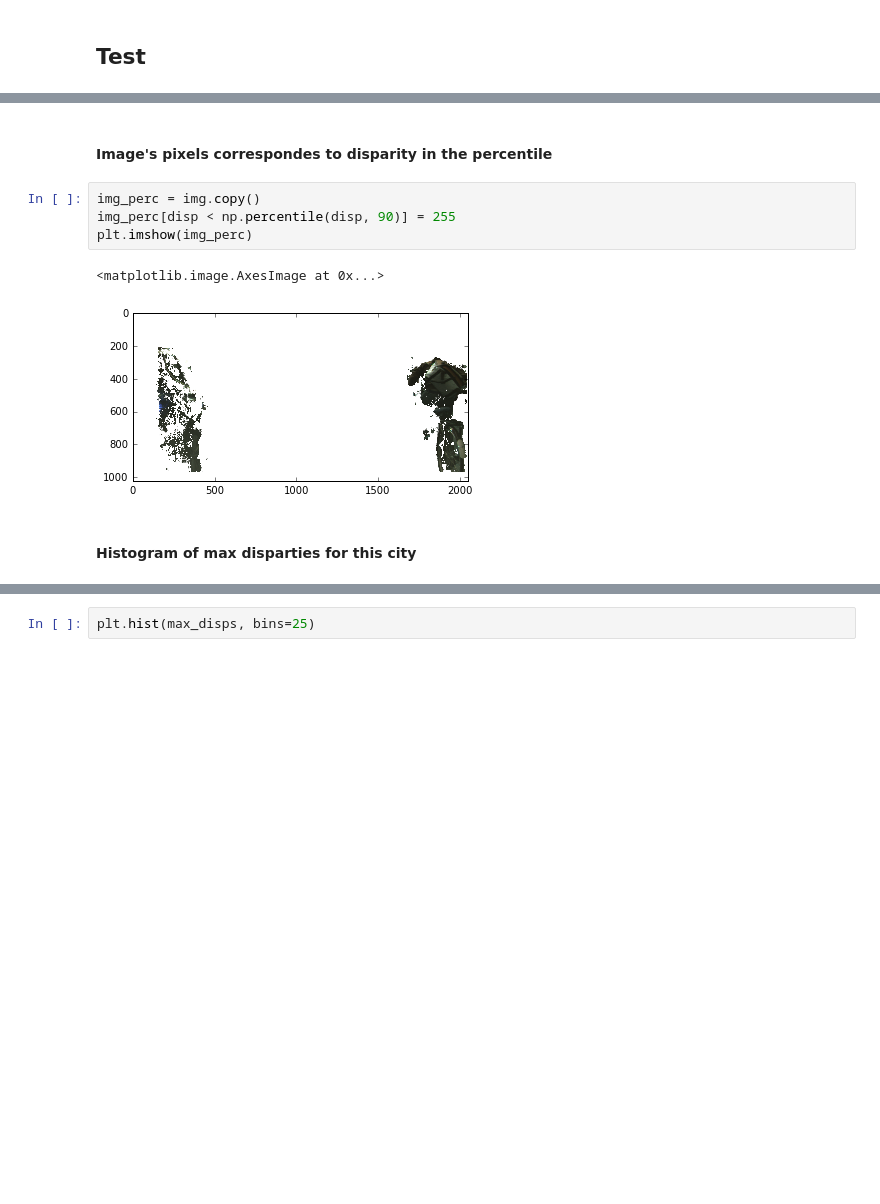
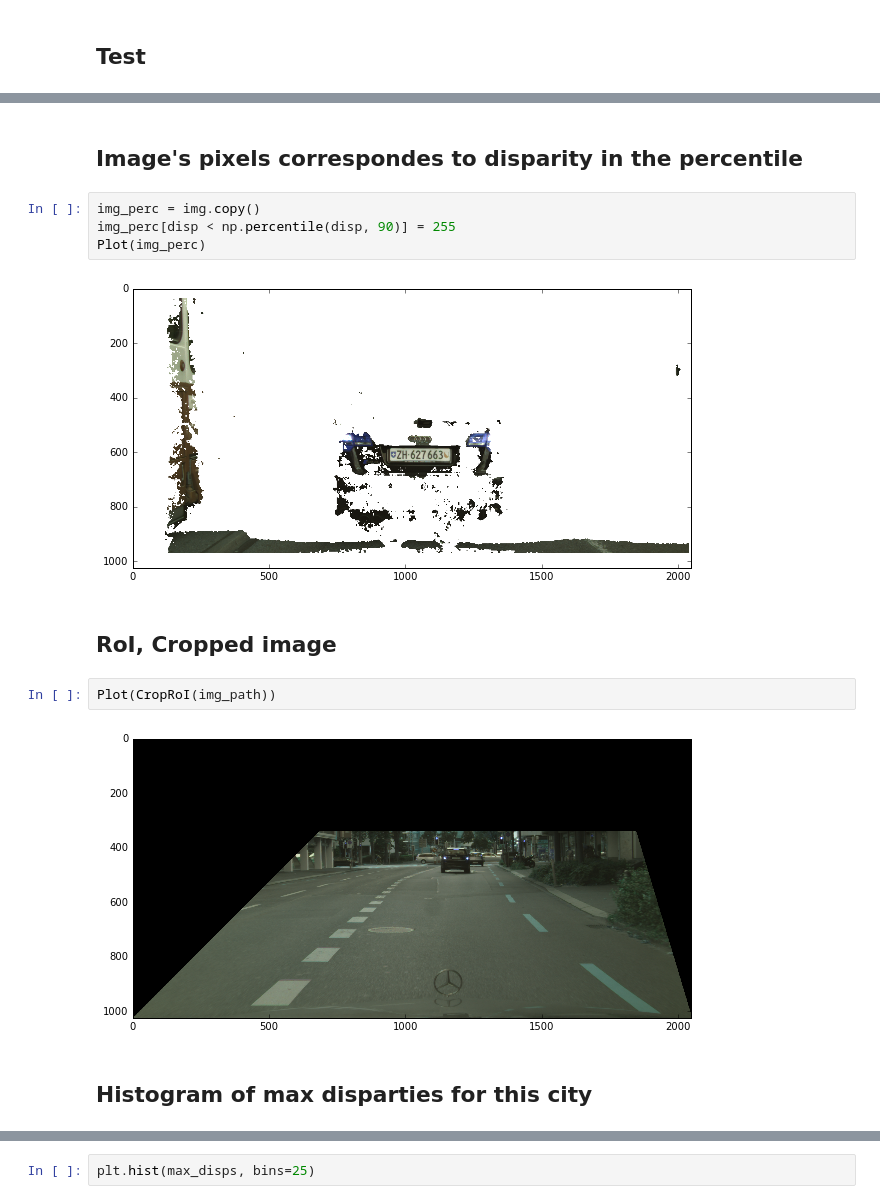
Before and after one commit to Avidereta/dl_project, a Jupyter notebook: preprocess_cityscapes.ipynb, the cells around one changed output, grey strips where cells are left out. Cells and saved outputs as stored; diff of their text form; blank space fills up the shorter version.

```diff
--- a/preprocess_cityscapes.ipynb
+++ b/preprocess_cityscapes.ipynb
@@ -147,14 +249,19 @@ plt.imshow(disp_perc)
 # %% [markdown]
-#### Image's pixels correspondes to disparity in the percentile
+## Image's pixels correspondes to disparity in the percentile
 # %%
 img_perc = img.copy()
 img_perc[disp < np.percentile(disp, 90)] = 255
-plt.imshow(img_perc)
+Plot(img_perc)
 # %% [output]
-<matplotlib.image.AxesImage at 0x...>
-[figure, old version]
+[figure, new version]
+# %% [markdown]
+## RoI, Cropped image
+# %%
+Plot(CropRoI(img_path))
+# %% [output]
+[figure, added]
 # %% [markdown]
-#### Histogram of max disparties for this city
+## Histogram of max disparties for this city
 # %%
 max_disps = []
 print len(disp_imgs)
```
Also changed, not shown: parts of 10 cells of this notebook.
